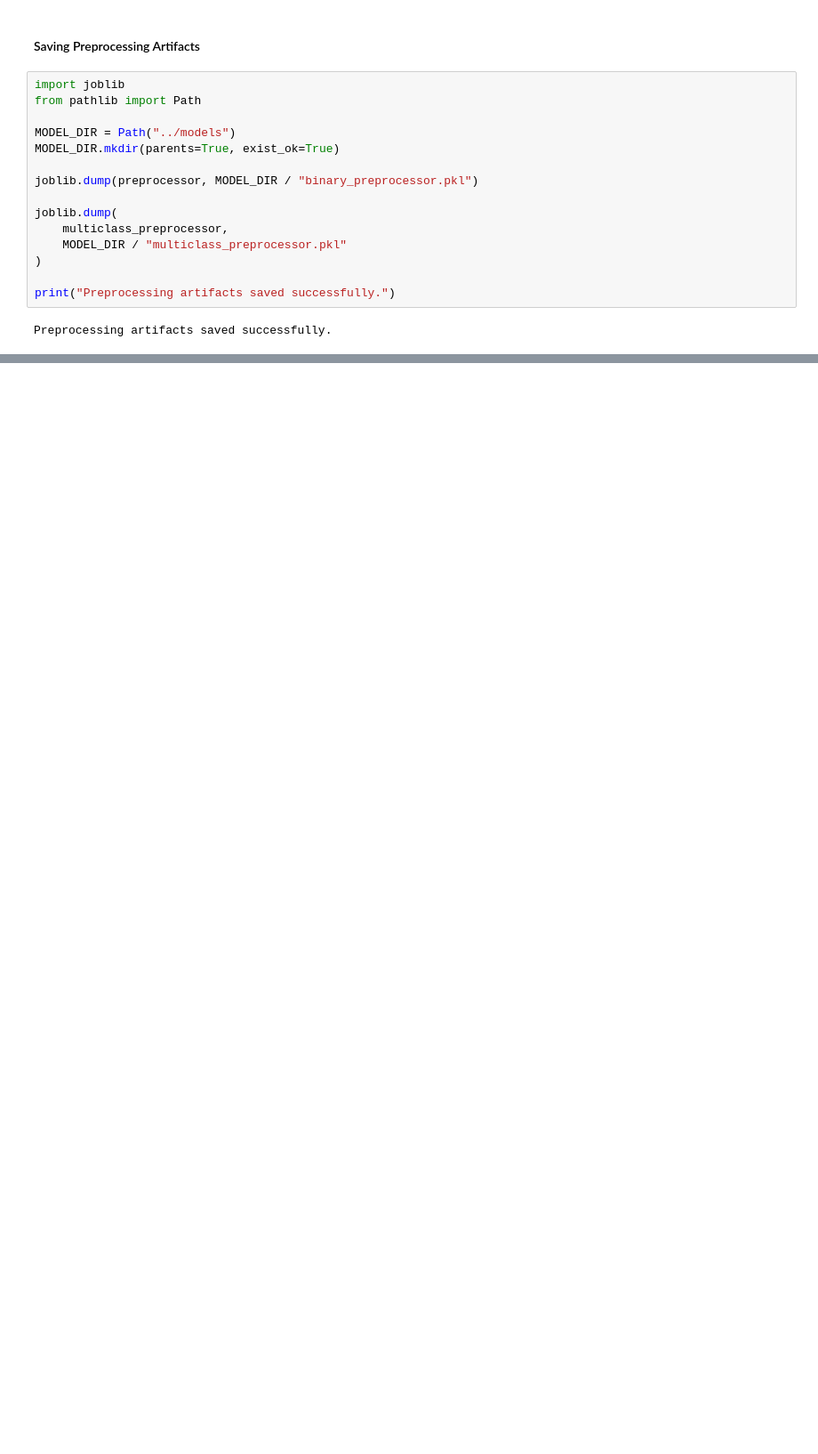
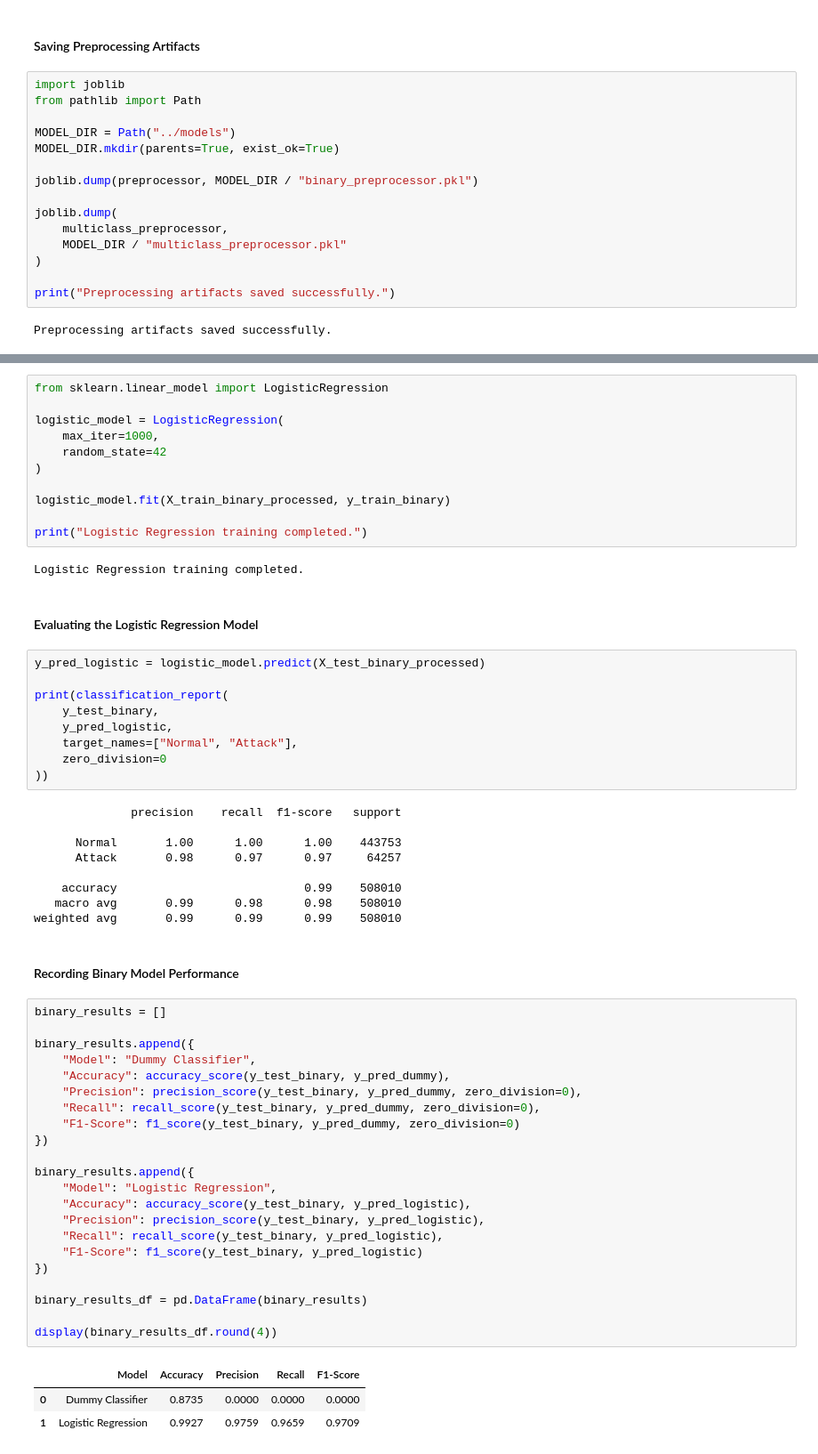
Before and after one commit to nikhilvirdi/NID-ML-UNSW-NB15, a Jupyter notebook: notebooks/network_intrusion_detection.ipynb, the cells around one changed output, grey strips where cells are left out. Shown at 89% size. Cells and saved outputs as stored; diff of their text form; blank space fills up the shorter version.

Commit message:
add binary logistic regression baseline

```diff
--- a/notebooks/network_intrusion_detection.ipynb
+++ b/notebooks/network_intrusion_detection.ipynb
@@ -1935,0 +1983,61 @@ Preprocessing artifacts saved successfully.
+# %%
+from sklearn.linear_model import LogisticRegression
+
+logistic_model = LogisticRegression(
+    max_iter=1000,
+    random_state=42
+)
+
+logistic_model.fit(X_train_binary_processed, y_train_binary)
+
+print("Logistic Regression training completed.")
+# %% [output]
+Logistic Regression training completed.
+# %% [markdown]
+#### Evaluating the Logistic Regression Model
+# %%
+y_pred_logistic = logistic_model.predict(X_test_binary_processed)
+
+print(classification_report(
+    y_test_binary,
+    y_pred_logistic,
+    target_names=["Normal", "Attack"],
+    zero_division=0
+))
+# %% [output]
+              precision    recall  f1-score   support
+
+      Normal       1.00      1.00      1.00    443753
+      Attack       0.98      0.97      0.97     64257
+
+    accuracy                           0.99    508010
+   macro avg       0.99      0.98      0.98    508010
+weighted avg       0.99      0.99      0.99    508010
+# %% [markdown]
+#### Recording Binary Model Performance
+# %%
+binary_results = []
+
+binary_results.append({
+    "Model": "Dummy Classifier",
+    "Accuracy": accuracy_score(y_test_binary, y_pred_dummy),
+    "Precision": precision_score(y_test_binary, y_pred_dummy, zero_division=0),
+    "Recall": recall_score(y_test_binary, y_pred_dummy, zero_division=0),
+    "F1-Score": f1_score(y_test_binary, y_pred_dummy, zero_division=0)
+})
+
+binary_results.append({
+    "Model": "Logistic Regression",
+    "Accuracy": accuracy_score(y_test_binary, y_pred_logistic),
+    "Precision": precision_score(y_test_binary, y_pred_logistic),
+    "Recall": recall_score(y_test_binary, y_pred_logistic),
+    "F1-Score": f1_score(y_test_binary, y_pred_logistic)
+})
+
+binary_results_df = pd.DataFrame(binary_results)
+
+display(binary_results_df.round(4))
+# %% [output]
+|  | Model | Accuracy | Precision | Recall | F1-Score |
+| 0 | Dummy Classifier | 0.8735 | 0.0000 | 0.0000 | 0.0000 |
+| 1 | Logistic Regression | 0.9927 | 0.9759 | 0.9659 | 0.9709 |
```
Also changed, not shown: parts of 8 cells of this notebook.
